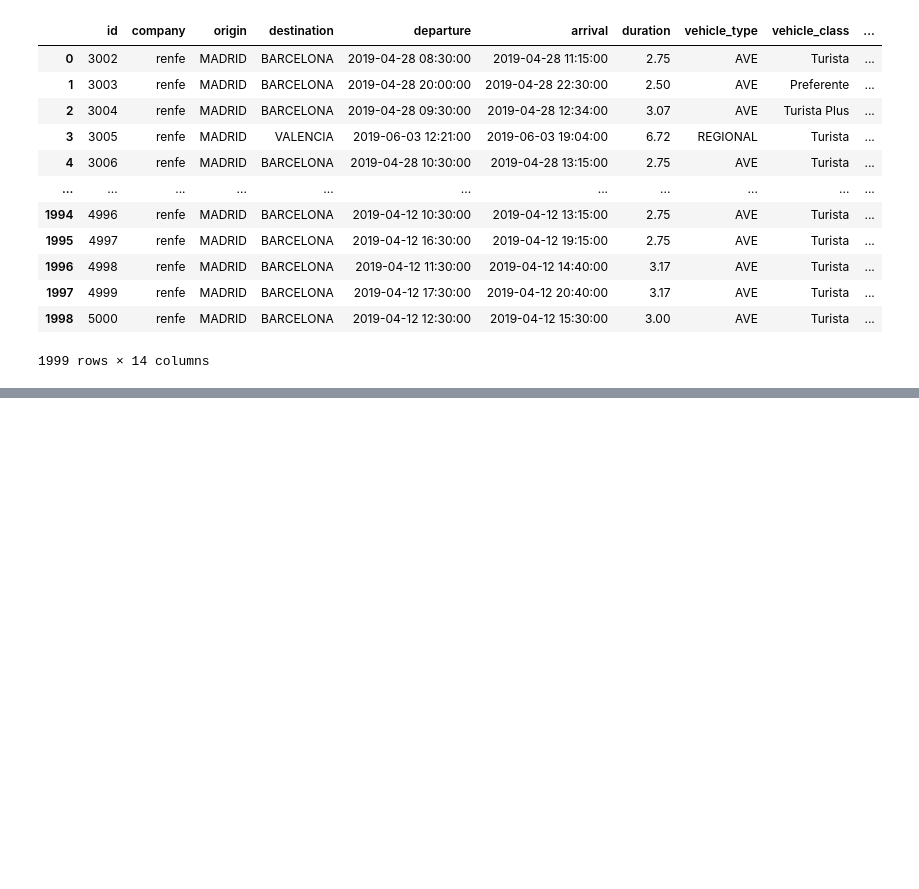
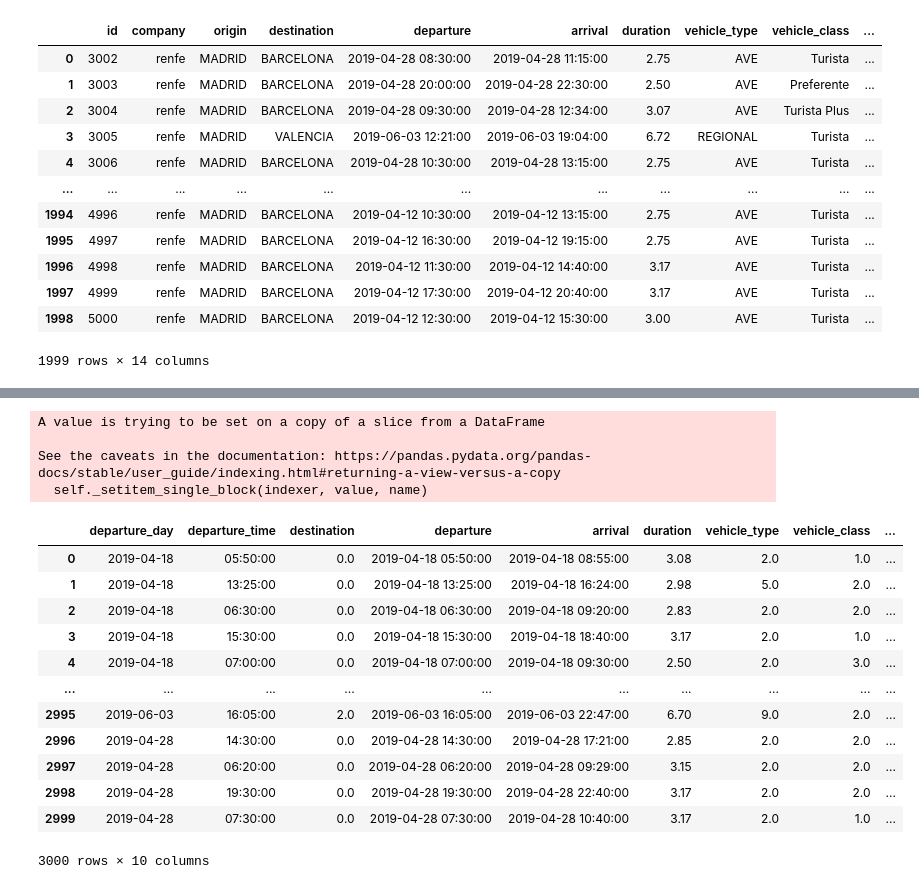
Before and after one commit to w-dan/academy_2023, a Jupyter notebook: Practica1_sample.ipynb, the cells around one changed output, grey strips where cells are left out. Saved outputs shown, nothing was run; the diff lists cells and outputs as text; code cells hidden in the pictures; blank space fills up the shorter version.

```diff
--- a/Practica1_sample.ipynb
+++ b/Practica1_sample.ipynb
@@ -85,0 +153,8 @@ test_df
+# %%
+def obten_dia(fecha):
+  dia = fecha.split(" ")[0]
+  return dia
+
+def obten_hora(fecha):
+  hora = fecha.split(" ")[1]
+  return hora
@@ -86,3 +168,33 @@ test_df
+# %%
+train_df.insert(loc=0, column='departure_day', value="")
+train_df.insert(loc=1, column='departure_time', value="")
+# %%
+for i in range(0, len(train_df['departure'])):
+  train_df['departure_time'].iloc[i] = obten_hora(train_df['departure'].iloc[i])
+
+
+for i in range(0, len(train_df['departure'])):
+  train_df['departure_day'].iloc[i] = obten_dia(train_df['departure'].iloc[i])
+
+train_df
+# %% [output]
+A value is trying to be set on a copy of a slice from a DataFrame
+
+See the caveats in the documentation: https://pandas.pydata.org/pandas-docs/stable/user_guide/indexing.html#returning-a-view-versus-a-copy
+  self._setitem_single_block(indexer, value, name)
+|  | departure_day | departure_time | destination | departure | arrival | duration | vehicle_type | vehicle_class | ... |
+| 0 | 2019-04-18 | 05:50:00 | 0.0 | 2019-04-18 05:50:00 | 2019-04-18 08:55:00 | 3.08 | 2.0 | 1.0 | ... |
+| 1 | 2019-04-18 | 13:25:00 | 0.0 | 2019-04-18 13:25:00 | 2019-04-18 16:24:00 | 2.98 | 5.0 | 2.0 | ... |
+| 2 | 2019-04-18 | 06:30:00 | 0.0 | 2019-04-18 06:30:00 | 2019-04-18 09:20:00 | 2.83 | 2.0 | 2.0 | ... |
+| 3 | 2019-04-18 | 15:30:00 | 0.0 | 2019-04-18 15:30:00 | 2019-04-18 18:40:00 | 3.17 | 2.0 | 1.0 | ... |
+| 4 | 2019-04-18 | 07:00:00 | 0.0 | 2019-04-18 07:00:00 | 2019-04-18 09:30:00 | 2.50 | 2.0 | 3.0 | ... |
+| ... | ... | ... | ... | ... | ... | ... | ... | ... | ... |
+| 2995 | 2019-06-03 | 16:05:00 | 2.0 | 2019-06-03 16:05:00 | 2019-06-03 22:47:00 | 6.70 | 9.0 | 2.0 | ... |
+| 2996 | 2019-04-28 | 14:30:00 | 0.0 | 2019-04-28 14:30:00 | 2019-04-28 17:21:00 | 2.85 | 2.0 | 2.0 | ... |
+| 2997 | 2019-04-28 | 06:20:00 | 0.0 | 2019-04-28 06:20:00 | 2019-04-28 09:29:00 | 3.15 | 2.0 | 2.0 | ... |
+| 2998 | 2019-04-28 | 19:30:00 | 0.0 | 2019-04-28 19:30:00 | 2019-04-28 22:40:00 | 3.17 | 2.0 | 2.0 | ... |
+| 2999 | 2019-04-28 | 07:30:00 | 0.0 | 2019-04-28 07:30:00 | 2019-04-28 10:40:00 | 3.17 | 2.0 | 1.0 | ... |
+3000 rows × 10 columns
 # %%
 from sklearn.linear_model import LinearRegression
 
```
Also changed, not shown: parts of 18 cells of this notebook.
